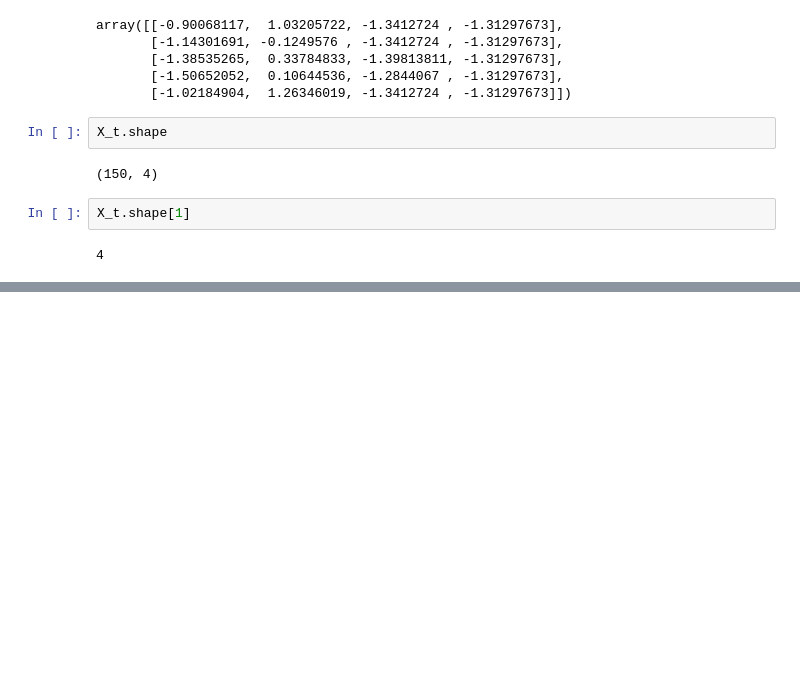
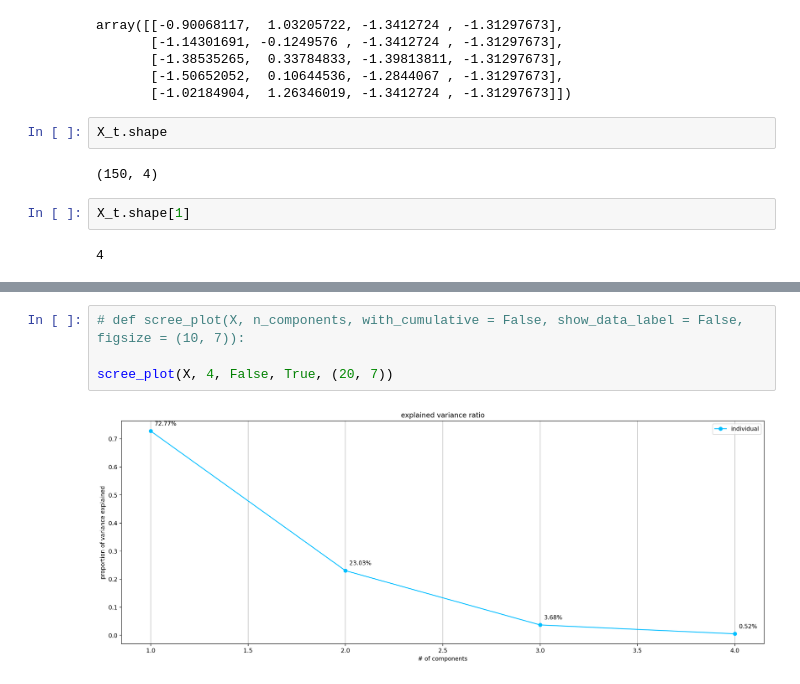
Before and after one commit to pNatTueku/ml_learning_with_ajprasertcbs, a Jupyter notebook: notebooks/pca_iris.ipynb, the cells around one changed output, grey strips where cells are left out. Drawn from its saved outputs; the diff is of its cells as text; blank space fills up the shorter version.

```diff
--- a/notebooks/pca_iris.ipynb
+++ b/notebooks/pca_iris.ipynb
@@ -300,0 +365,6 @@ X_t.shape[1]
+# %%
+# def scree_plot(X, n_components, with_cumulative = False, show_data_label = False, figsize = (10, 7)):
+
+scree_plot(X, 4, False, True, (20, 7))
+# %% [output]
+[figure, added]
```
Also changed, not shown: parts of 40 cells of this notebook.
